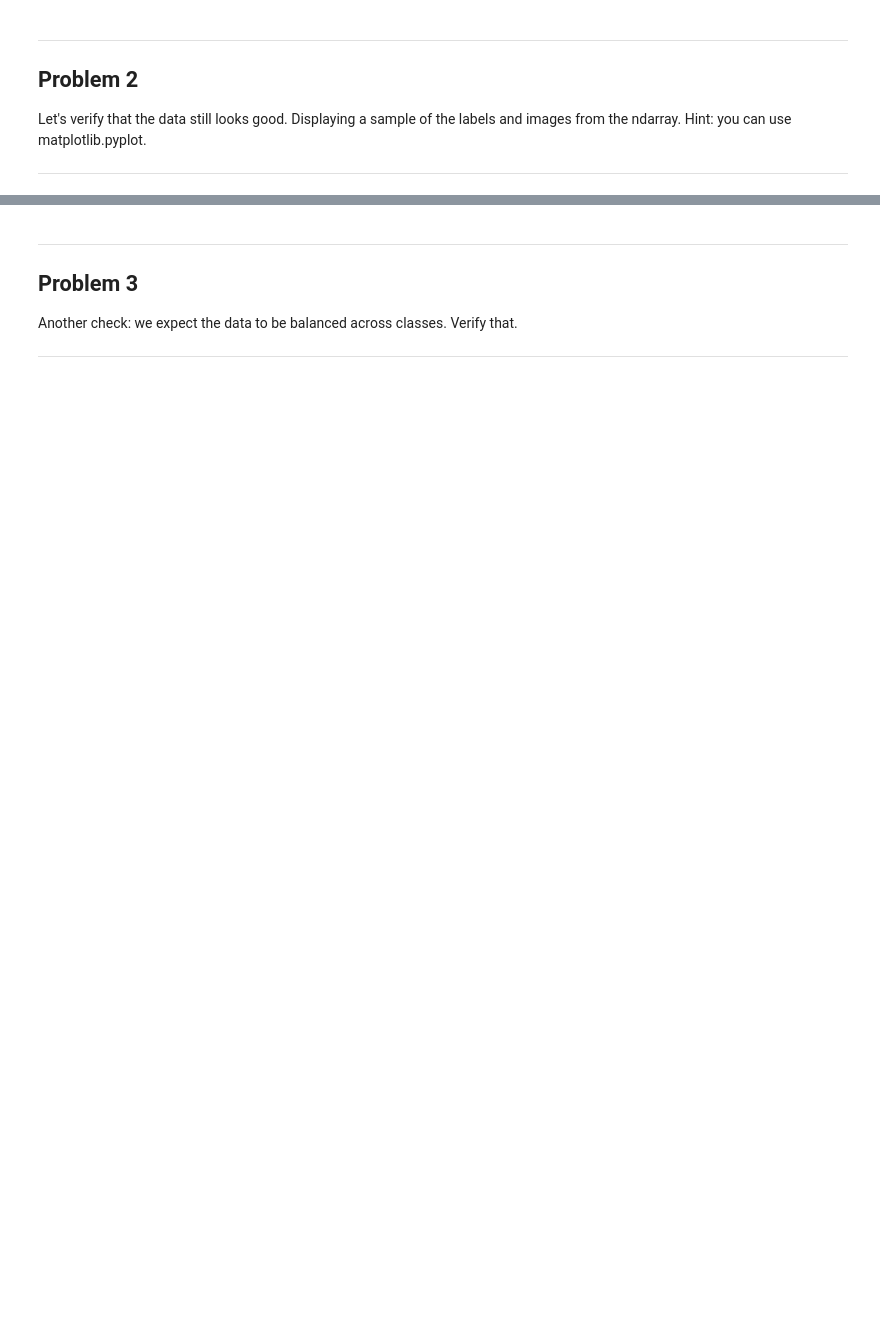
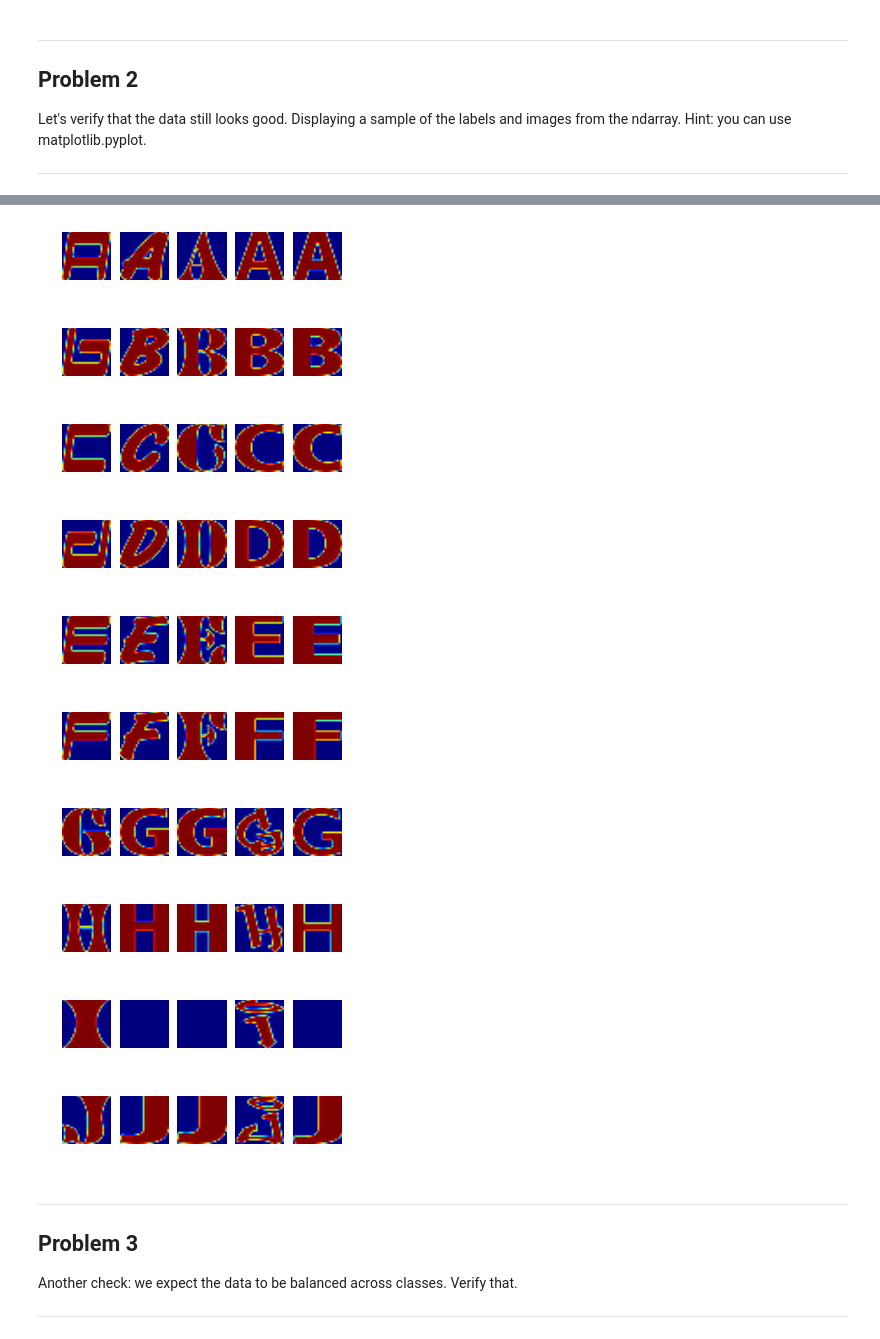
Before and after one commit to gnperdue/tensorflow, a Jupyter notebook: tensorflow/examples/udacity/1_notmnist.ipynb, the cells around one changed output, grey strips where cells are left out. Drawn from its saved outputs; the diff is of its cells as text; code cells hidden in the pictures; blank space fills up the shorter version.

```diff
--- a/tensorflow/examples/udacity/1_notmnist.ipynb
+++ b/tensorflow/examples/udacity/1_notmnist.ipynb
@@ -216,3 +240,27 @@ Let's verify that the data still looks good. Displaying a sample of the labels a
+# %%
+nimages = 5
+
+for letter in range(10):
+    f = open(pickle_list[letter])
+    imgdata = pickle.load(f)
+    f.close()
+    fig = plt.figure(figsize=(nimages, 1))
+    gs = plt.GridSpec(1, nimages)
+    for i in range(nimages):
+        ax = plt.subplot(gs[i])
+        ax.axis('off')
+        ax.imshow(imgdata[i])
+# %% [output]
+[figure, added]
+[figure, added]
+[figure, added]
+[figure, added]
+[figure, added]
+[figure, added]
+[figure, added]
+[figure, added]
+[figure, added]
+[figure, added]
 # %% [markdown]
 ---
 Problem 3
```
Also changed, not shown: parts of 13 cells of this notebook.
